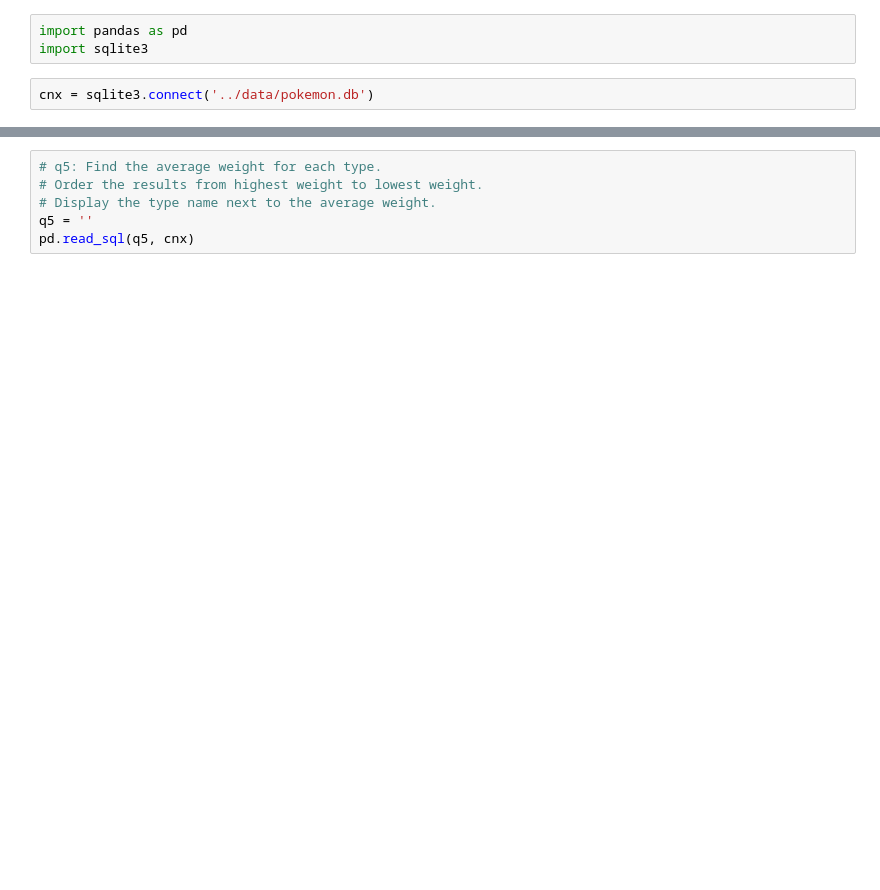
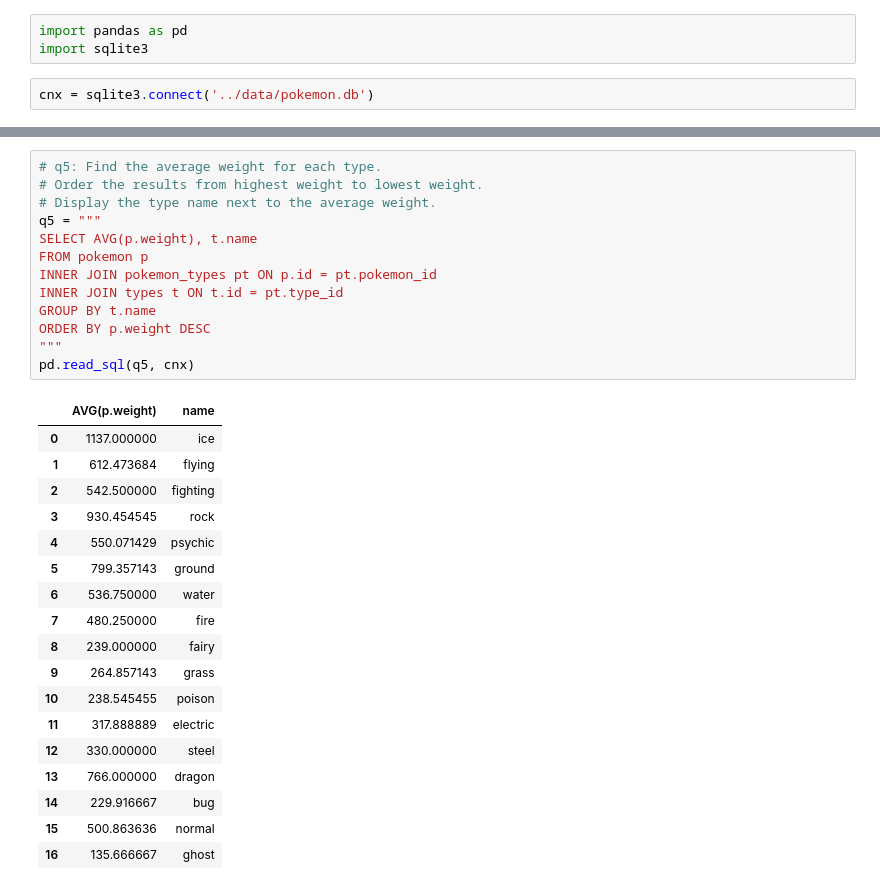
Before and after one commit to learn-co-curriculum/daily_challenges_seattle-ds-102819, a Jupyter notebook: mod_1/2019-11-06_sql/sql_practice.ipynb, the cells around one changed output, grey strips where cells are left out. Drawn from its saved outputs; the diff is of its cells as text; blank space fills up the shorter version.

```diff
--- a/mod_1/2019-11-06_sql/sql_practice.ipynb
+++ b/mod_1/2019-11-06_sql/sql_practice.ipynb
@@ -37,8 +121,34 @@ pd.read_sql(q4, cnx)
 # %%
 # q5: Find the average weight for each type.
 # Order the results from highest weight to lowest weight.
 # Display the type name next to the average weight.
-q5 = ''
+q5 = """
+SELECT AVG(p.weight), t.name
+FROM pokemon p
+INNER JOIN pokemon_types pt ON p.id = pt.pokemon_id
+INNER JOIN types t ON t.id = pt.type_id
+GROUP BY t.name
+ORDER BY p.weight DESC
+"""
 pd.read_sql(q5, cnx)
+# %% [output]
+|  | AVG(p.weight) | name |
+| 0 | 1137.000000 | ice |
+| 1 | 612.473684 | flying |
+| 2 | 542.500000 | fighting |
+| 3 | 930.454545 | rock |
+| 4 | 550.071429 | psychic |
+| 5 | 799.357143 | ground |
+| 6 | 536.750000 | water |
+| 7 | 480.250000 | fire |
+| 8 | 239.000000 | fairy |
+| 9 | 264.857143 | grass |
+| 10 | 238.545455 | poison |
+| 11 | 317.888889 | electric |
+| 12 | 330.000000 | steel |
+| 13 | 766.000000 | dragon |
+| 14 | 229.916667 | bug |
+| 15 | 500.863636 | normal |
+| 16 | 135.666667 | ghost |
 # %%
 # q6: Find the names and ids of all the pokemon that have more than 1 type.
```
Also changed, not shown: parts of 7 cells of this notebook.
